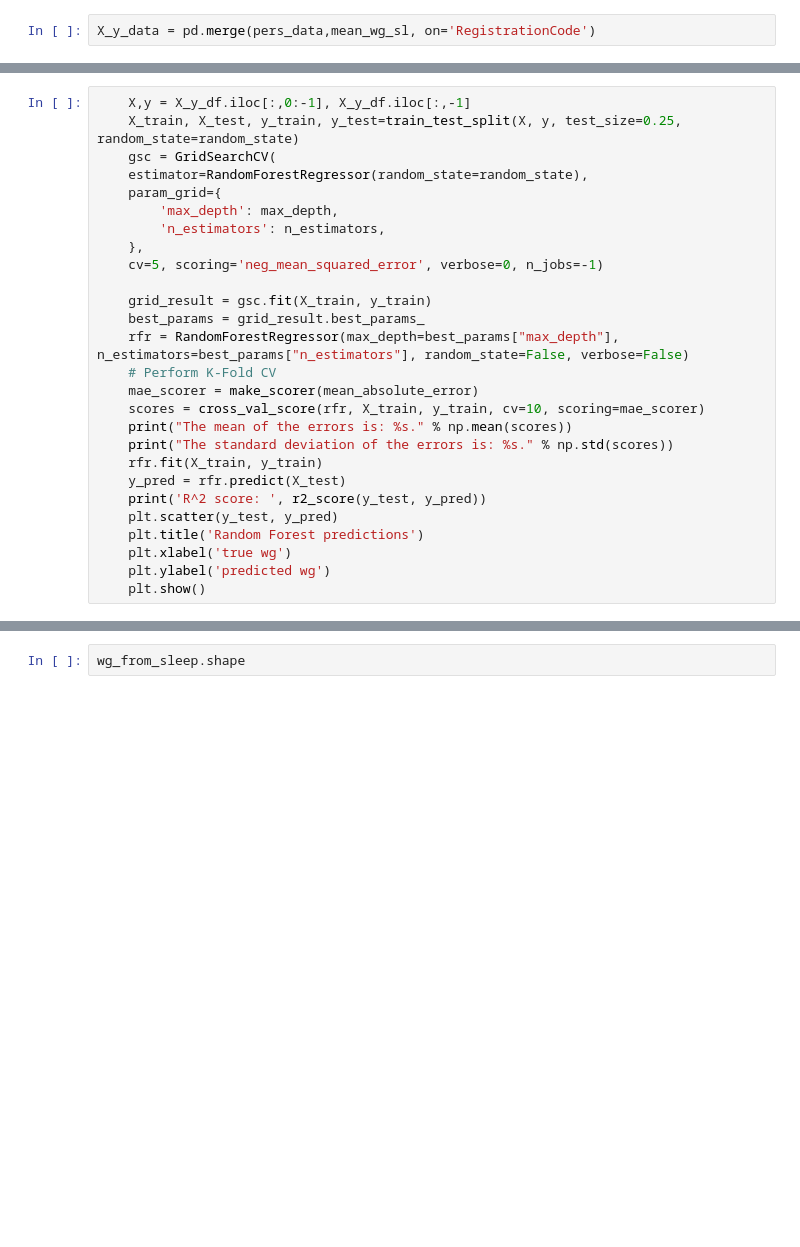
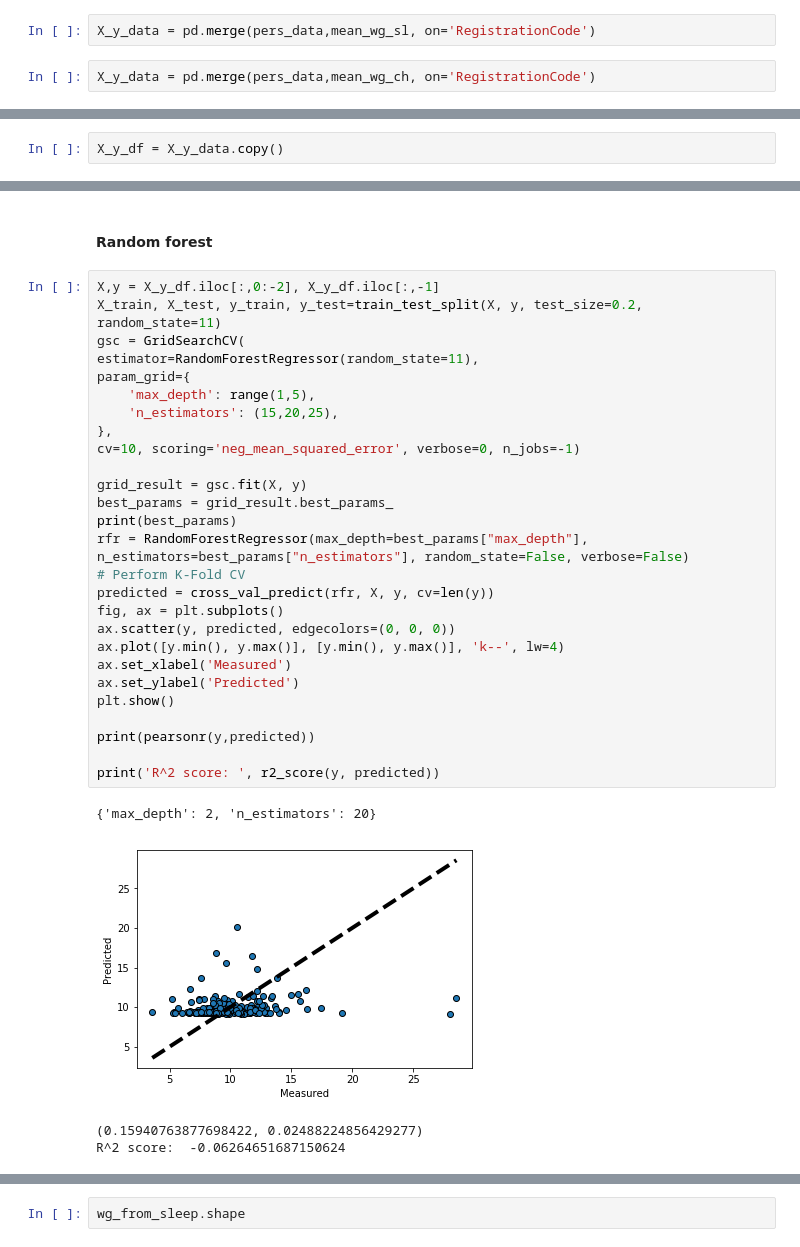
Before and after one commit to ElviraMingazova/MA_Thesis, a Jupyter notebook: Predictions from the diet and personal features.ipynb, the cells around one changed output, grey strips where cells are left out. Cells and saved outputs as stored; diff of their text form; blank space fills up the shorter version.

Commit message:
predictions from personal features

```diff
--- a/Predictions from the diet and personal features.ipynb
+++ b/Predictions from the diet and personal features.ipynb
@@ -1298,3 +1302,5 @@ pd.merge(mean_wg_ch, mean_wg_sl, on='RegistrationCode').corr(method='pearson')
 | std_y | 0.190804 | 0.636638 | 0.222099 | 1.000000 |
 # %%
 X_y_data = pd.merge(pers_data,mean_wg_sl, on='RegistrationCode')
+# %%
+X_y_data = pd.merge(pers_data,mean_wg_ch, on='RegistrationCode')
@@ -1300,0 +1323,2 @@ X_y_data = pd.merge(pers_data,mean_wg_sl, on='RegistrationCode')
+# %%
+X_y_df = X_y_data.copy()
@@ -1301,27 +1345,34 @@ X_y_data = pd.merge(pers_data,mean_wg_sl, on='RegistrationCode')
+# %% [markdown]
+#### Random forest
 # %%
-    X,y = X_y_df.iloc[:,0:-1], X_y_df.iloc[:,-1]
-    X_train, X_test, y_train, y_test=train_test_split(X, y, test_size=0.25, random_state=random_state)
-    gsc = GridSearchCV(
-    estimator=RandomForestRegressor(random_state=random_state),
-    param_grid={
-        'max_depth': max_depth,
-        'n_estimators': n_estimators,
-    },
-    cv=5, scoring='neg_mean_squared_error', verbose=0, n_jobs=-1)
+X,y = X_y_df.iloc[:,0:-2], X_y_df.iloc[:,-1]
+X_train, X_test, y_train, y_test=train_test_split(X, y, test_size=0.2, random_state=11)
+gsc = GridSearchCV(
+estimator=RandomForestRegressor(random_state=11),
+param_grid={
+    'max_depth': range(1,5),
+    'n_estimators': (15,20,25),
+},
+cv=10, scoring='neg_mean_squared_error', verbose=0, n_jobs=-1)
 
-    grid_result = gsc.fit(X_train, y_train)
-    best_params = grid_result.best_params_
-    rfr = RandomForestRegressor(max_depth=best_params["max_depth"], n_estimators=best_params["n_estimators"], random_state=False, verbose=False)
-    # Perform K-Fold CV
-    mae_scorer = make_scorer(mean_absolute_error)
-    scores = cross_val_score(rfr, X_train, y_train, cv=10, scoring=mae_scorer)
-    print("The mean of the errors is: %s." % np.mean(scores))
-    print("The standard deviation of the errors is: %s." % np.std(scores))
-    rfr.fit(X_train, y_train)
-    y_pred = rfr.predict(X_test)
-    print('R^2 score: ', r2_score(y_test, y_pred))
-    plt.scatter(y_test, y_pred)
-    plt.title('Random Forest predictions')
-    plt.xlabel('true wg')
-    plt.ylabel('predicted wg')
-    plt.show()
+grid_result = gsc.fit(X, y)
+best_params = grid_result.best_params_
+print(best_params)
+rfr = RandomForestRegressor(max_depth=best_params["max_depth"], n_estimators=best_params["n_estimators"], random_state=False, verbose=False)
+# Perform K-Fold CV
+predicted = cross_val_predict(rfr, X, y, cv=len(y))
+fig, ax = plt.subplots()
+ax.scatter(y, predicted, edgecolors=(0, 0, 0))
+ax.plot([y.min(), y.max()], [y.min(), y.max()], 'k--', lw=4)
+ax.set_xlabel('Measured')
+ax.set_ylabel('Predicted')
+plt.show()
+
+print(pearsonr(y,predicted))
+
+print('R^2 score: ', r2_score(y, predicted))
+# %% [output]
+{'max_depth': 2, 'n_estimators': 20}
+[figure, added]
+(0.15940763877698422, 0.02488224856429277)
+R^2 score:  -0.06264651687150624
```
Also changed, not shown: parts of 11 cells of this notebook.
